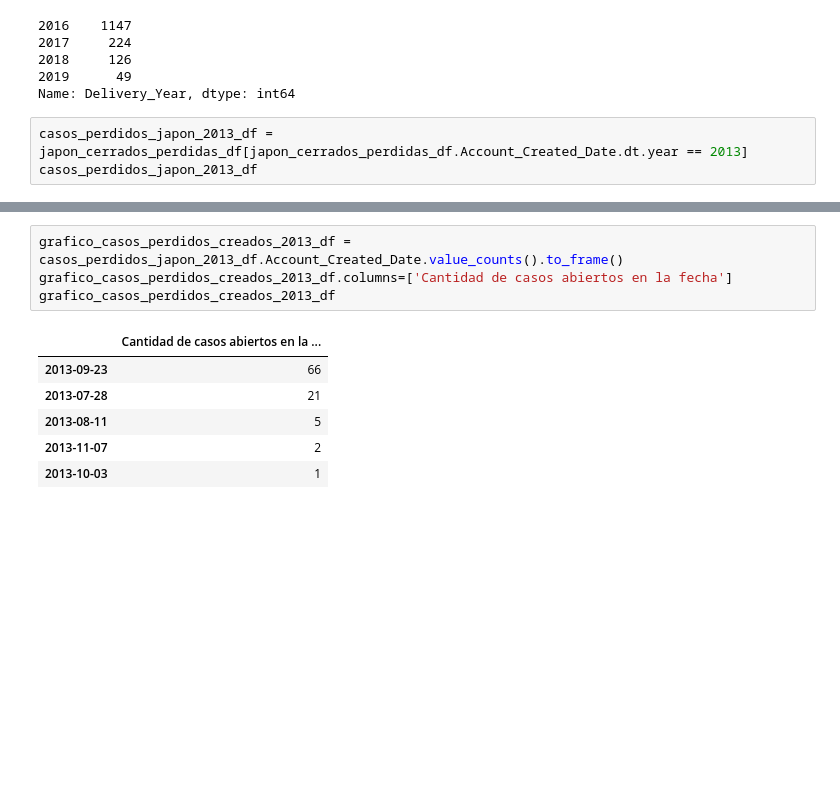
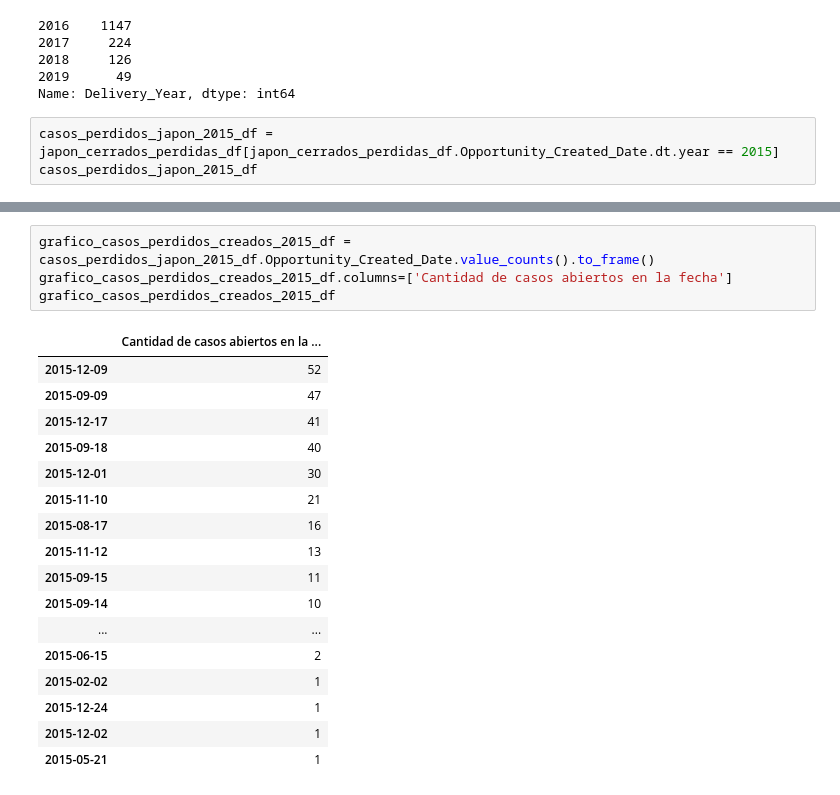
Before and after one commit to Ramaxx95/TP1-Orga-de-Datos, a Jupyter notebook: Visualizaciones/Region_Japan.ipynb, the cells around one changed output, grey strips where cells are left out. Drawn from its saved outputs; the diff is of its cells as text; blank space fills up the shorter version.

```diff
--- a/Visualizaciones/Region_Japan.ipynb
+++ b/Visualizaciones/Region_Japan.ipynb
@@ -109,7 +136,7 @@ japon_cerrados_perdidas_df.Delivery_Year.value_counts()
 2019      49
 Name: Delivery_Year, dtype: int64
 # %%
-casos_perdidos_japon_2013_df = japon_cerrados_perdidas_df[japon_cerrados_perdidas_df.Account_Created_Date.dt.year == 2013]
-casos_perdidos_japon_2013_df
+casos_perdidos_japon_2015_df = japon_cerrados_perdidas_df[japon_cerrados_perdidas_df.Opportunity_Created_Date.dt.year == 2015]
+casos_perdidos_japon_2015_df
 # %% [output]
 |  | ID | Region | Territory | Pricing, Delivery_Terms_Quote_Appr | Pricing, Delivery_Terms_Approved | Bureaucratic_Code_0_Approval | ... |
@@ -128,12 +155,23 @@ casos_perdidos_japon_2013_df
 # %%
-grafico_casos_perdidos_creados_2013_df = casos_perdidos_japon_2013_df.Account_Created_Date.value_counts().to_frame()
-grafico_casos_perdidos_creados_2013_df.columns=['Cantidad de casos abiertos en la fecha']
-grafico_casos_perdidos_creados_2013_df
+grafico_casos_perdidos_creados_2015_df = casos_perdidos_japon_2015_df.Opportunity_Created_Date.value_counts().to_frame()
+grafico_casos_perdidos_creados_2015_df.columns=['Cantidad de casos abiertos en la fecha']
+grafico_casos_perdidos_creados_2015_df
 # %% [output]
 |  | Cantidad de casos abiertos en la ... |
-| 2013-09-23 | 66 |
-| 2013-07-28 | 21 |
-| 2013-08-11 | 5 |
-| 2013-11-07 | 2 |
-| 2013-10-03 | 1 |
+| 2015-12-09 | 52 |
+| 2015-09-09 | 47 |
+| 2015-12-17 | 41 |
+| 2015-09-18 | 40 |
+| 2015-12-01 | 30 |
+| 2015-11-10 | 21 |
+| 2015-08-17 | 16 |
+| 2015-11-12 | 13 |
+| 2015-09-15 | 11 |
+| 2015-09-14 | 10 |
+| ... | ... |
+| 2015-06-15 | 2 |
+| 2015-02-02 | 1 |
+| 2015-12-24 | 1 |
+| 2015-12-02 | 1 |
+| 2015-05-21 | 1 |
 # %%
```
Also changed, not shown: parts of 12 cells of this notebook.
